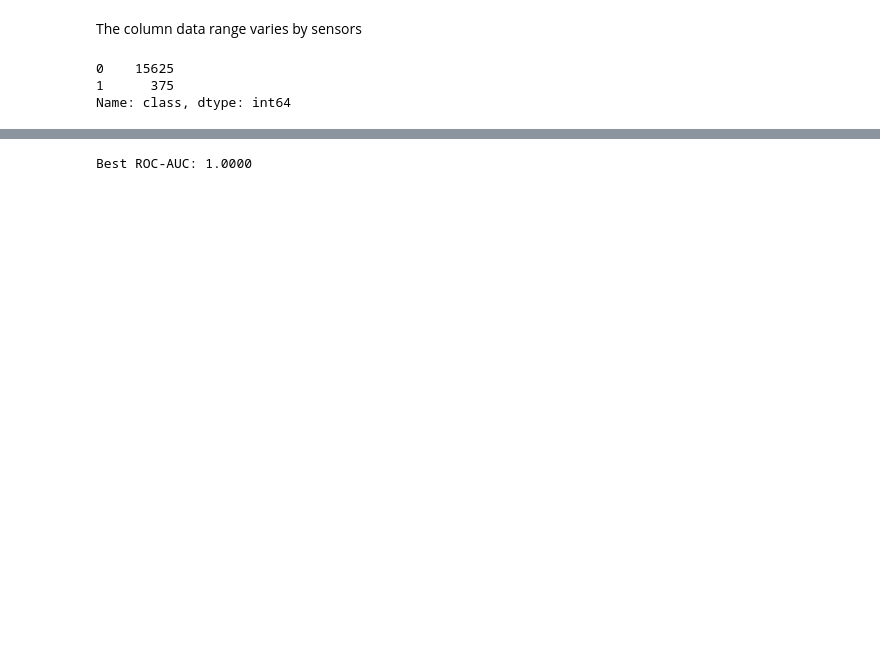
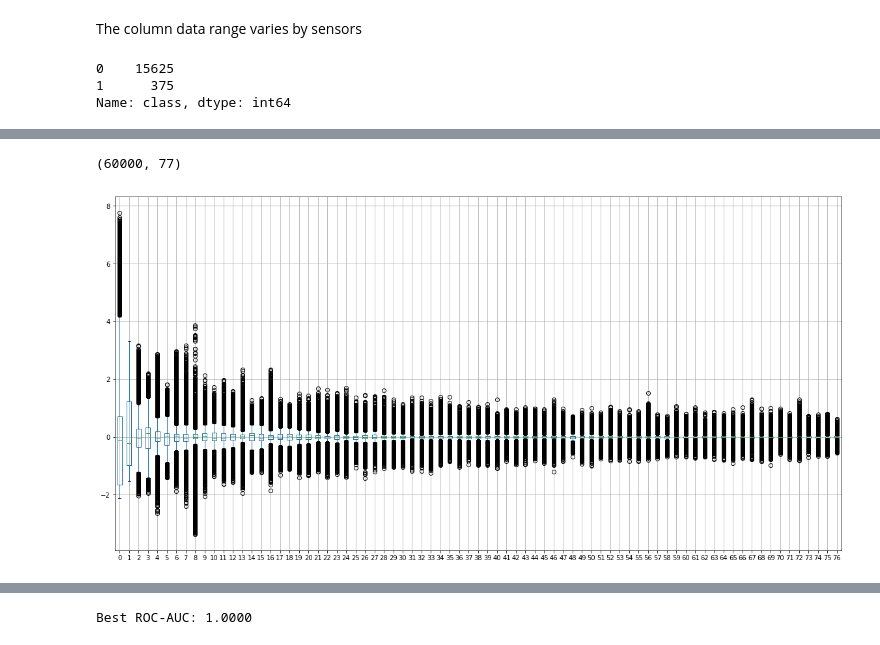
Before and after one commit to HajimeK/machine-learning, a Jupyter notebook: projects/capstone/capstone.ipynb, the cells around one changed output, grey strips where cells are left out. Saved outputs shown, nothing was run; the diff lists cells and outputs as text; code cells hidden in the pictures; blank space fills up the shorter version.

```diff
--- a/projects/capstone/capstone.ipynb
+++ b/projects/capstone/capstone.ipynb
@@ -93,5 +177,19 @@ Name: class, dtype: int64
 # %%
 scaler = MinMaxScaler().fit(X)
 X_scaled = scaler.transform(X)
+# %%
+pca = PCA(0.98)
+pca.fit(X_scaled)
+pca.n_components_
+X_reduced_data = pca.transform(X_scaled)
+X_reduced_data.shape
+# %% [output]
+(60000, 77)
+# %%
+fig, ax = plt.subplots(1, 1, figsize=(20, 10))
+pd.DataFrame(X_reduced_data).boxplot(ax=ax)
+plt.show()
+# %% [output]
+[figure, added]
 # %%
 X_test_given_scaled = scaler.transform(X_test_given)
```
Also changed, not shown: parts of 47 cells of this notebook, 2 other files.
